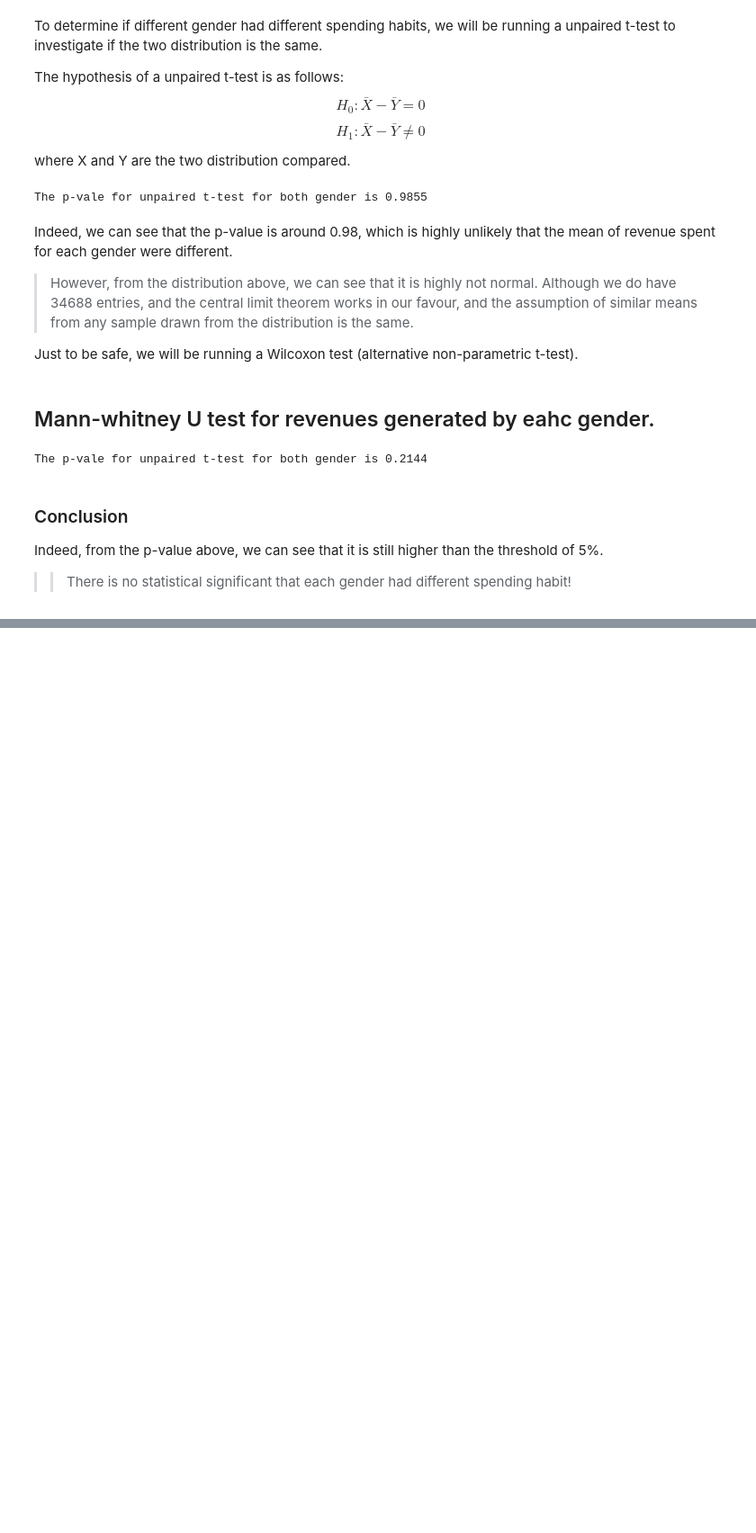
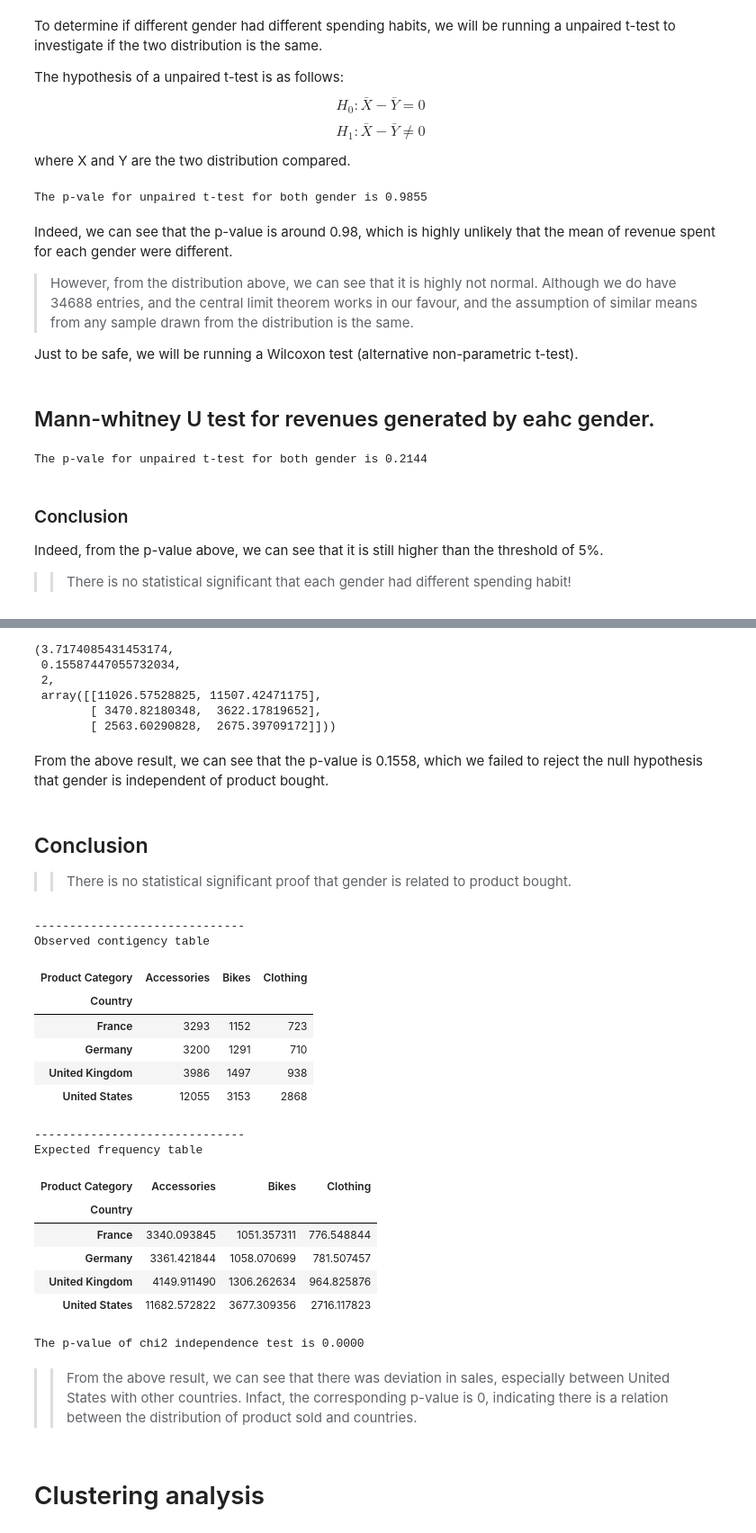
Before and after one commit to ShiYang1101/cycle_sales, a Jupyter notebook: bike_sales.ipynb, the cells around one changed output, grey strips where cells are left out. Shown at 90% size. Cells and saved outputs as stored; diff of their text form; code cells hidden in the pictures; blank space fills up the shorter version.

Commit message:
Update on statistical test notebook

```diff
--- a/bike_sales.ipynb
+++ b/bike_sales.ipynb
@@ -124,0 +167,53 @@ Indeed, from the p-value above, we can see that it is still higher than the thre
+# %%
+scipy.stats.chi2_contingency(gender_category_df)
+# %% [output]
+(3.7174085431453174,
+ 0.15587447055732034,
+ 2,
+ array([[11026.57528825, 11507.42471175],
+        [ 3470.82180348,  3622.17819652],
+        [ 2563.60290828,  2675.39709172]]))
+# %% [markdown]
+From the above result, we can see that the p-value is 0.1558, which we failed to reject the null hypothesis that gender is independent of product bought.
+# %% [markdown]
+## Conclusion
+
+>> There is no statistical significant proof that gender is related to product bought.
+# %%
+def chi2_test(df, col1, col2, show_table = True):
+    assert col1 in df.columns and col2 in df.columns, 'Column names provide can not be found in dataframe!'
+    _cont = df.groupby([col1, col2])[col2].count().unstack()
+    _result = scipy.stats.chi2_contingency(_cont)
+    if show_table:
+        print('------------------------------')
+        print('Observed contigency table')
+        display(_cont)
+        print('------------------------------')
+        print('Expected frequency table')
+        display(pd.DataFrame(_result[-1], index = _cont.index,
+                    columns = _cont.columns))
+    print(f'The p-value of chi2 independence test is {_result[1]:.4f}')
+# %%
+chi2_test(sales_df, 'Country', 'Product Category')
+# %% [output]
+------------------------------
+Observed contigency table
+| Product Category | Accessories | Bikes | Clothing |
+| Country |  |  |  |
+| France | 3293 | 1152 | 723 |
+| Germany | 3200 | 1291 | 710 |
+| United Kingdom | 3986 | 1497 | 938 |
+| United States | 12055 | 3153 | 2868 |
+------------------------------
+Expected frequency table
+| Product Category | Accessories | Bikes | Clothing |
+| Country |  |  |  |
+| France | 3340.093845 | 1051.357311 | 776.548844 |
+| Germany | 3361.421844 | 1058.070699 | 781.507457 |
+| United Kingdom | 4149.911490 | 1306.262634 | 964.825876 |
+| United States | 11682.572822 | 3677.309356 | 2716.117823 |
+The p-value of chi2 independence test is 0.0000
+# %% [markdown]
+>> From the above result, we can see that there was deviation in sales, especially between United States with other countries. Infact, the corresponding p-value is 0, indicating there is a relation between the distribution of product sold and countries.
+# %% [markdown]
+# Clustering analysis
```
Also changed, not shown: parts of 7 cells of this notebook, 1 other file.
